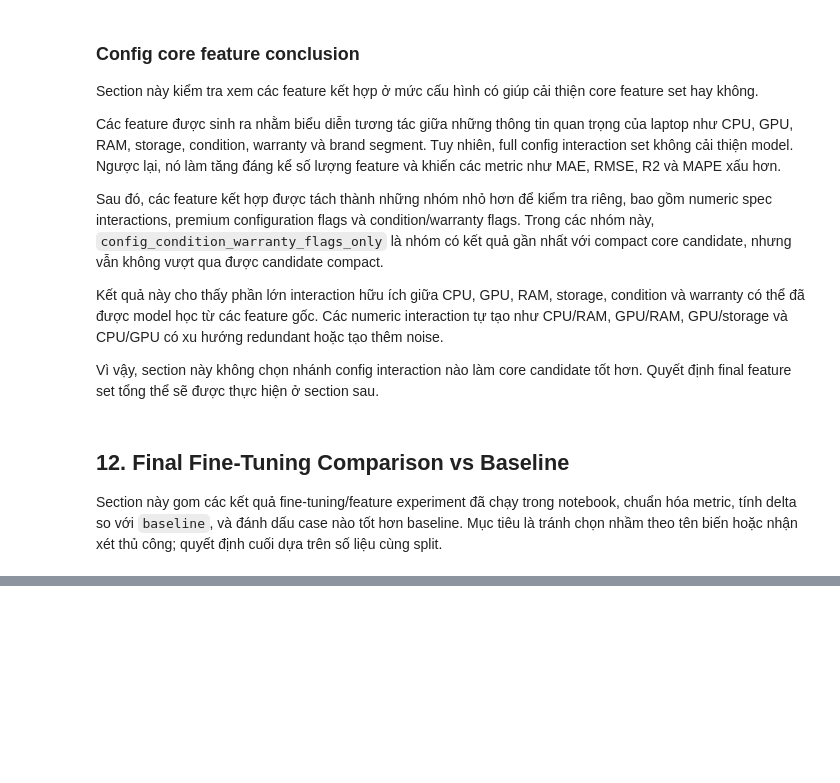
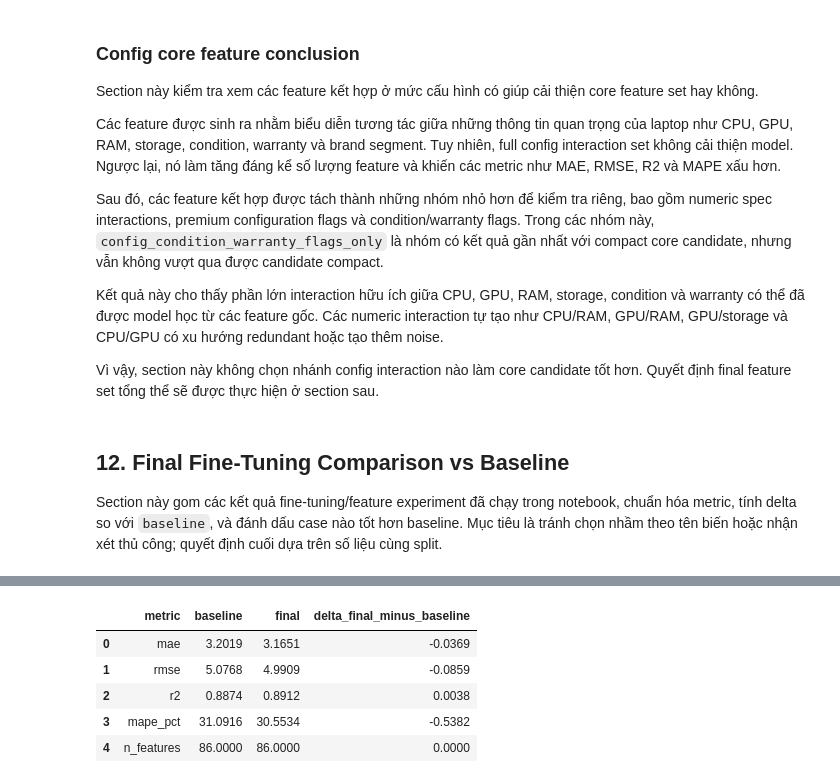
Before and after one commit to thisYui/Laptop-Price-Prediction, a Jupyter notebook: notebooks/modeling/11_feature_selection_and_ablation.ipynb, the cells around one changed output, grey strips where cells are left out. Drawn from its saved outputs; the diff is of its cells as text; code cells hidden in the pictures; blank space fills up the shorter version.

```diff
--- a/notebooks/modeling/11_feature_selection_and_ablation.ipynb
+++ b/notebooks/modeling/11_feature_selection_and_ablation.ipynb
@@ -6531,0 +6804,93 @@ display(
+# %%
+# ============================================================
+# 13.2 Train final model once and compare with baseline
+# ============================================================
+
+result_final_section11_model, metrics_final_section11_model = run_experiment(
+    X=X_final_section11_decision_dataset,
+    y_target=y_target,
+    y_price=y_price,
+    train_idx=train_idx,
+    test_idx=test_idx,
+    seg_test=seg_test,
+    experiment_name=FINAL_MODEL_EXPERIMENT_NAME,
+    plot=False,
+)
+
+metrics_final_section11_model = metrics_final_section11_model.copy()
+metrics_final_section11_model["dataset_name"] = FINAL_DATASET_NAME
+metrics_final_section11_model["rule_source"] = "section11_1_to_11_8_decisions"
+metrics_final_section11_model["n_features"] = X_final_section11_decision_dataset.shape[1]
+
+metrics_final_section11_model.to_csv(
+    FINAL_MODEL_DIR / "final_section11_decision_metrics.csv",
+    index=False,
+)
+
+if result_final_section11_model.get("segment_metrics") is not None:
+    result_final_section11_model["segment_metrics"].to_csv(
+        FINAL_MODEL_DIR / "final_section11_decision_segment_metrics.csv",
+        index=False,
+    )
+
+if result_final_section11_model.get("pred_df") is not None:
+    result_final_section11_model["pred_df"].to_csv(
+        FINAL_MODEL_DIR / "final_section11_decision_predictions.csv",
+        index=False,
+    )
+
+if HAS_JOBLIB:
+    joblib.dump(
+        result_final_section11_model["model"],
+        FINAL_MODEL_DIR / "final_section11_decision_lgbm_model.joblib",
+    )
+
+baseline_metrics_for_delta = metrics_baseline.copy()
+if isinstance(baseline_metrics_for_delta, dict):
+    baseline_metrics_for_delta = pd.DataFrame([baseline_metrics_for_delta])
+
+base = baseline_metrics_for_delta.iloc[0]
+final = metrics_final_section11_model.iloc[0]
+
+final_section11_vs_baseline_delta = pd.DataFrame([
+    {
+        "metric": "mae",
+        "baseline": base["mae"],
+        "final": final["mae"],
+        "delta_final_minus_baseline": final["mae"] - base["mae"],
+    },
+    {
+        "metric": "rmse",
+        "baseline": base["rmse"],
+        "final": final["rmse"],
+        "delta_final_minus_baseline": final["rmse"] - base["rmse"],
+    },
+    {
+        "metric": "r2",
+        "baseline": base["r2"],
+        "final": final["r2"],
+        "delta_final_minus_baseline": final["r2"] - base["r2"],
+    },
+    {
+        "metric": "mape_pct",
+        "baseline": base["mape_pct"],
+        "final": final["mape_pct"],
+        "delta_final_minus_baseline": final["mape_pct"] - base["mape_pct"],
+    },
+    {
+        "metric": "n_features",
+        "baseline": base["n_features"],
+        "final": final["n_features"],
+        "delta_final_minus_baseline": final["n_features"] - base["n_features"],
+    },
+])
+
+final_section11_vs_baseline_delta.to_csv(
+    FINAL_MODEL_DIR / "final_section11_decision_vs_baseline_delta.csv",
+    index=False,
+)
+
+print("Saved final Section 11 decision artifacts to:", FINAL_MODEL_DIR)
+display(metrics_final_section11_model)
+display(final_section11_vs_baseline_delta)
+# %% [output]
@@ -6531,0 +6903,6 @@ display(
+|  | metric | baseline | final | delta_final_minus_baseline |
+| 0 | mae | 3.2019 | 3.1651 | -0.0369 |
+| 1 | rmse | 5.0768 | 4.9909 | -0.0859 |
+| 2 | r2 | 0.8874 | 0.8912 | 0.0038 |
+| 3 | mape_pct | 31.0916 | 30.5534 | -0.5382 |
+| 4 | n_features | 86.0000 | 86.0000 | 0.0000 |
```
Also changed, not shown: parts of 6 cells of this notebook, 2 other files.
